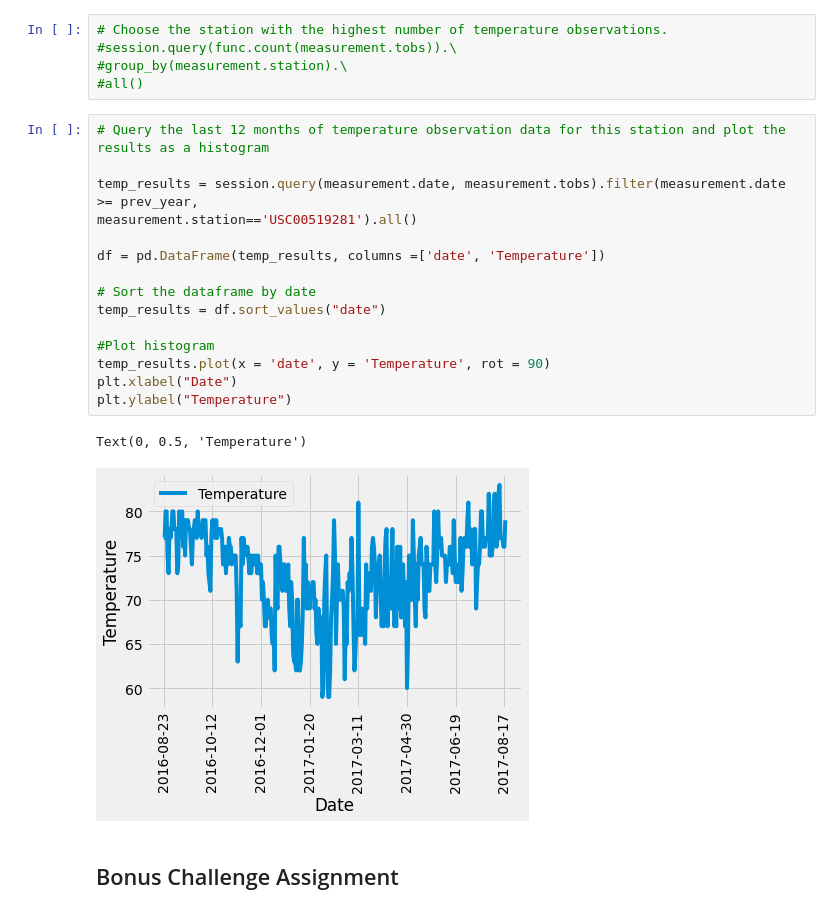
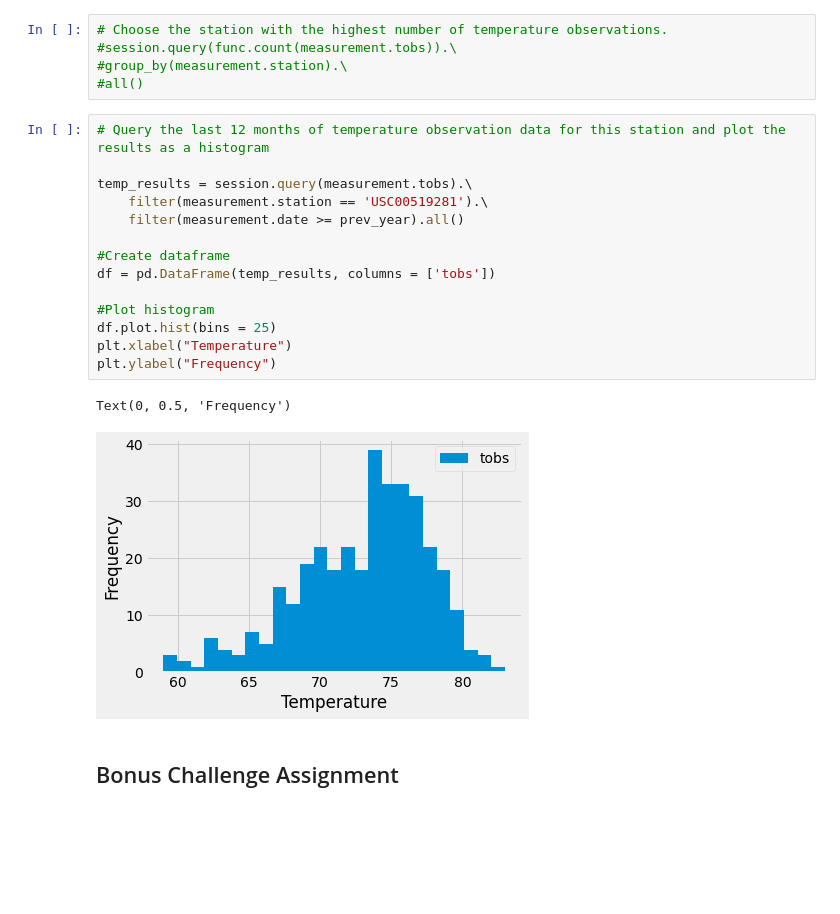
Before and after one commit to justinlpottsco/sqlalchemy-challenge, a Jupyter notebook: climate_starter.ipynb, the cells around one changed output. Cells and saved outputs as stored; diff of their text form; blank space fills up the shorter version.

```diff
--- a/climate_starter.ipynb
+++ b/climate_starter.ipynb
@@ -109,21 +110,20 @@ filter(measurement.station == 'USC00519281').all()
 # %%
 # Query the last 12 months of temperature observation data for this station and plot the results as a histogram
 
-temp_results = session.query(measurement.date, measurement.tobs).filter(measurement.date >= prev_year,
-measurement.station=='USC00519281').all()
+temp_results = session.query(measurement.tobs).\
+    filter(measurement.station == 'USC00519281').\
+    filter(measurement.date >= prev_year).all()
 
-df = pd.DataFrame(temp_results, columns =['date', 'Temperature'])
-
-# Sort the dataframe by date
-temp_results = df.sort_values("date")
+#Create dataframe
+df = pd.DataFrame(temp_results, columns = ['tobs'])
 
 #Plot histogram
-temp_results.plot(x = 'date', y = 'Temperature', rot = 90)
-plt.xlabel("Date")
-plt.ylabel("Temperature")
+df.plot.hist(bins = 25)
+plt.xlabel("Temperature")
+plt.ylabel("Frequency")
 # %% [output]
-Text(0, 0.5, 'Temperature')
+Text(0, 0.5, 'Frequency')
-[figure, old version]
+[figure, new version]
 # %% [markdown]
 ## Bonus Challenge Assignment
 # %%
```
Also changed, not shown: parts of 1 cell of this notebook.
